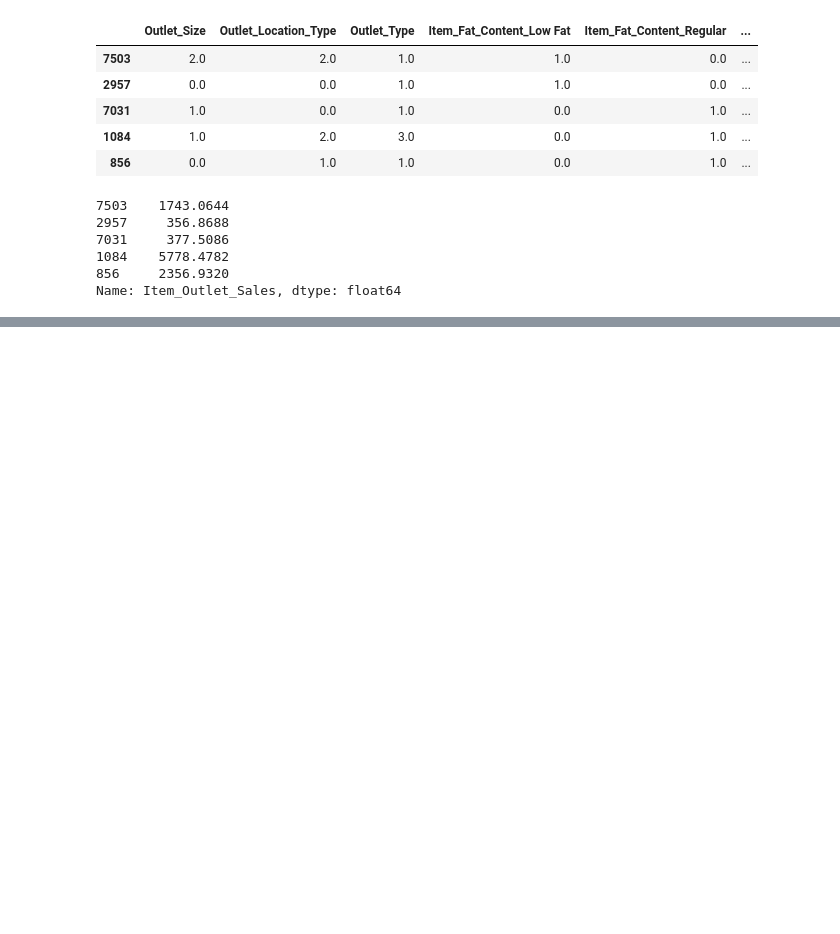
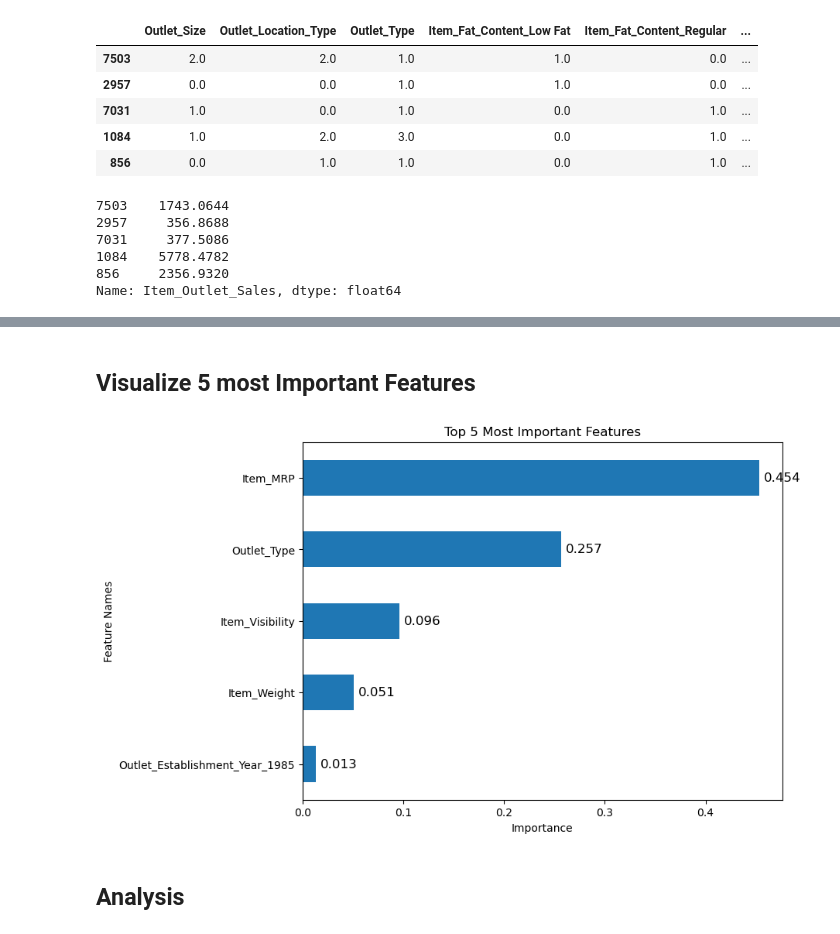
Before and after one commit to jaytrey777/Project-1-Revisited, a Jupyter notebook: Project 1 - Revisited.ipynb, the cells around one changed output, grey strips where cells are left out. Saved outputs shown, nothing was run; the diff lists cells and outputs as text; code cells hidden in the pictures; blank space fills up the shorter version.

```diff
--- a/Project 1 - Revisited.ipynb
+++ b/Project 1 - Revisited.ipynb
@@ -312,0 +485,5 @@ Name: Item_Outlet_Sales, dtype: float64
+# %%
+#Decision Tree
+decision_tree = DecisionTreeRegressor(random_state = SEED) # creates instance of the model
+
+decision_tree.fit(X_train_df, y_train)
@@ -312,0 +500,5 @@ Name: Item_Outlet_Sales, dtype: float64
+# %%
+importances = get_importances(decision_tree, feature_names=None,name='Dec_Tree Feature Importance',
+                   sort=True, ascending=True)
+
+importances
@@ -312,0 +523,10 @@ Name: Item_Outlet_Sales, dtype: float64
+# %% [markdown]
+## Visualize 5 most Important Features
+# %%
+# plot top 5 importances
+ax = plot_importance(importances, top_n = 5)
+annotate_hbars(ax);
+# %% [output]
+[figure, added]
+# %% [markdown]
+## Analysis
```
Also changed, not shown: parts of 33 cells of this notebook.
